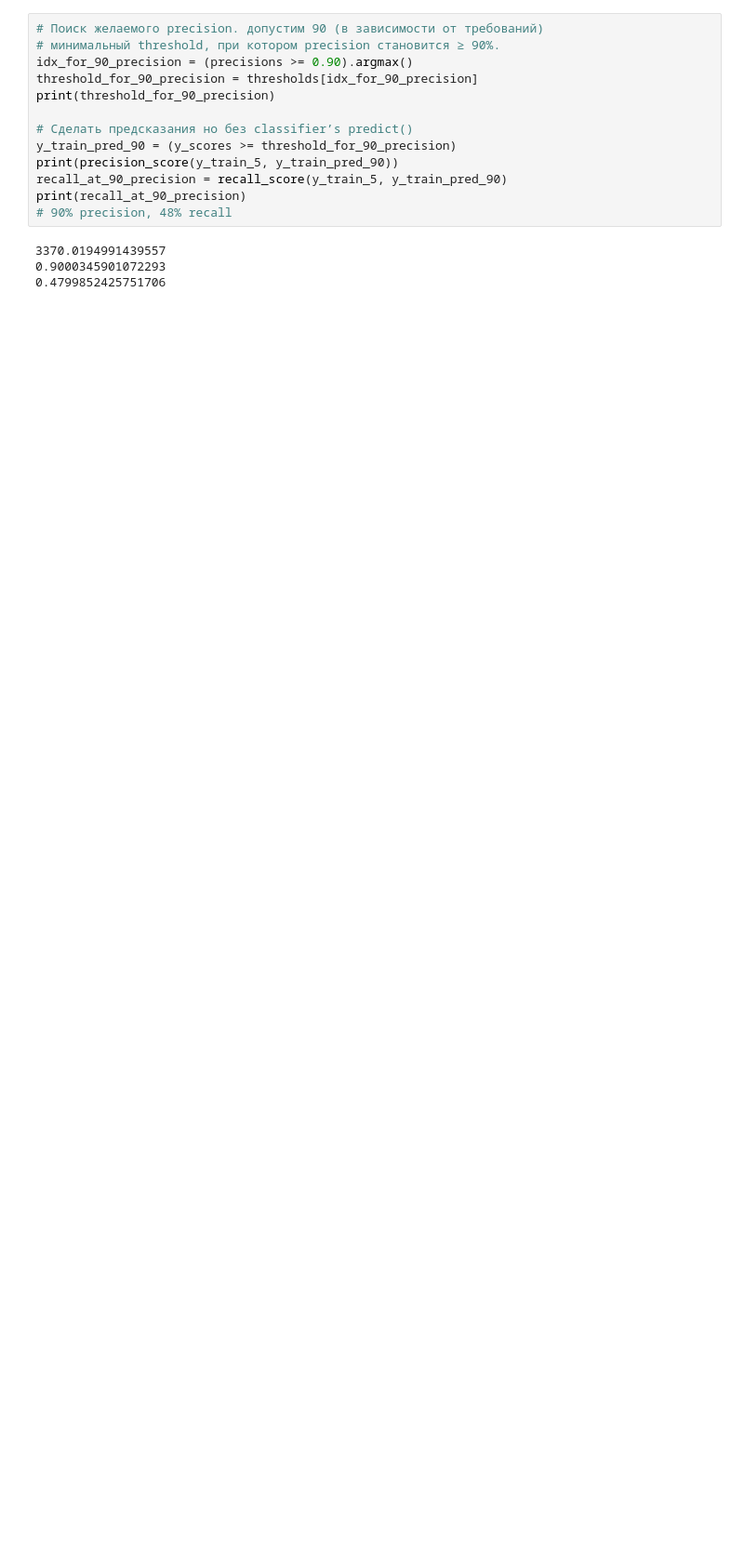
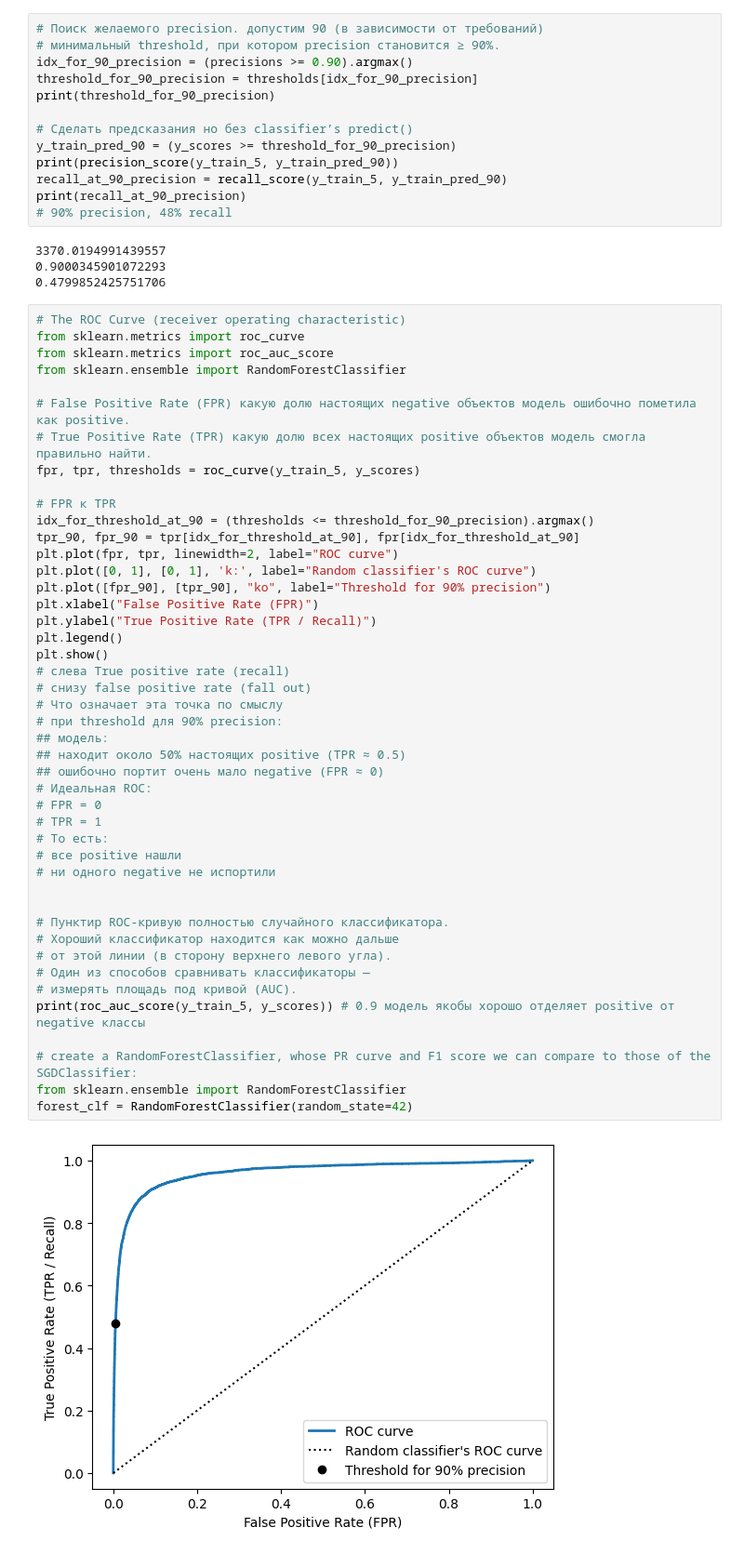
Before and after one commit to sieugene/handson-ml3, a Jupyter notebook: ch3/3_01.ipynb, the cells around one changed output. Shown at 93% size. Drawn from its saved outputs; the diff is of its cells as text; blank space fills up the shorter version.

```diff
--- a/ch3/3_01.ipynb
+++ b/ch3/3_01.ipynb
@@ -445,3 +445,50 @@ print(recall_at_90_precision)
 3370.0194991439557
 0.9000345901072293
 0.4799852425751706
+# %%
+# The ROC Curve (receiver operating characteristic)
+from sklearn.metrics import roc_curve
+from sklearn.metrics import roc_auc_score
+from sklearn.ensemble import RandomForestClassifier
+
+# False Positive Rate (FPR) какую долю настоящих negative объектов модель ошибочно пометила как positive.
+# True Positive Rate (TPR) какую долю всех настоящих positive объектов модель смогла правильно найти.
+fpr, tpr, thresholds = roc_curve(y_train_5, y_scores)
+
+# FPR к TPR
+idx_for_threshold_at_90 = (thresholds <= threshold_for_90_precision).argmax()
+tpr_90, fpr_90 = tpr[idx_for_threshold_at_90], fpr[idx_for_threshold_at_90]
+plt.plot(fpr, tpr, linewidth=2, label="ROC curve")
+plt.plot([0, 1], [0, 1], 'k:', label="Random classifier's ROC curve")
+plt.plot([fpr_90], [tpr_90], "ko", label="Threshold for 90% precision")
+plt.xlabel("False Positive Rate (FPR)")
+plt.ylabel("True Positive Rate (TPR / Recall)")
+plt.legend()
+plt.show()
+# слева True positive rate (recall)
+# снизу false positive rate (fall out)
+# Что означает эта точка по смыслу
+# при threshold для 90% precision:
+## модель:
+## находит около 50% настоящих positive (TPR ≈ 0.5)
+## ошибочно портит очень мало negative (FPR ≈ 0)
+# Идеальная ROC:
+# FPR = 0
+# TPR = 1
+# То есть:
+# все positive нашли
+# ни одного negative не испортили
+
+
+# Пунктир ROC-кривую полностью случайного классификатора.
+# Хороший классификатор находится как можно дальше
+# от этой линии (в сторону верхнего левого угла).
+# Один из способов сравнивать классификаторы —
+# измерять площадь под кривой (AUC).
+print(roc_auc_score(y_train_5, y_scores)) # 0.9 модель якобы хорошо отделяет positive от negative классы
+
+# create a RandomForestClassifier, whose PR curve and F1 score we can compare to those of the SGDClassifier:
+from sklearn.ensemble import RandomForestClassifier
+forest_clf = RandomForestClassifier(random_state=42)
+# %% [output]
+[figure, added]
```
Also changed, not shown: parts of 1 cell of this notebook.
